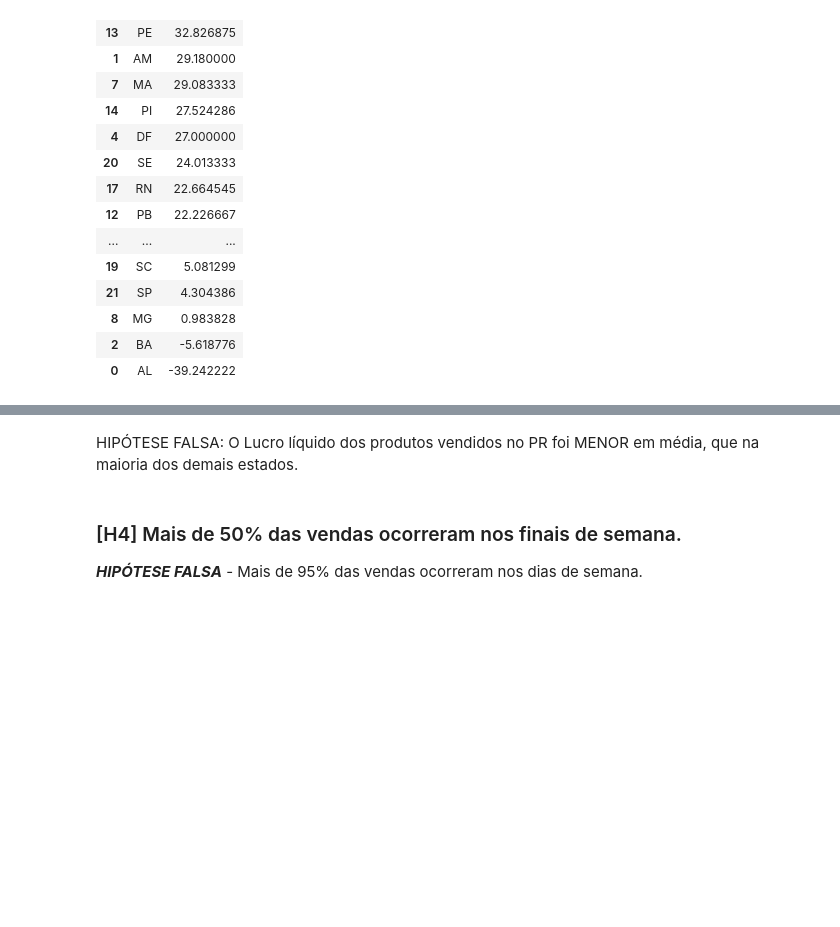
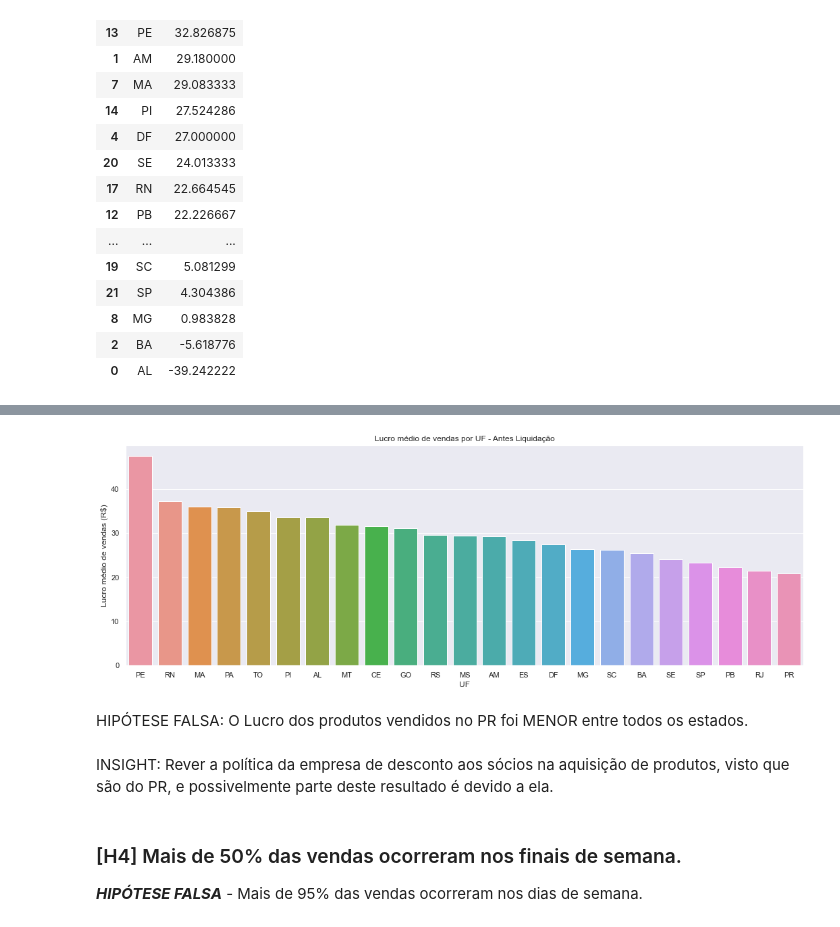
Before and after one commit to nortonvanz/Mahalo-Ecommerce-EDA, a Jupyter notebook: notebooks/1.0-nmv-data-exploration.ipynb, the cells around one changed output, grey strips where cells are left out. Cells and saved outputs as stored; diff of their text form; code cells hidden in the pictures; blank space fills up the shorter version.

Commit message:
changes on Insights and formatting

```diff
--- a/notebooks/1.0-nmv-data-exploration.ipynb
+++ b/notebooks/1.0-nmv-data-exploration.ipynb
@@ -2284,0 +2305,3 @@ h3_bar.set_xlabel('UF');
+# %%
+df_h3_bs = df4_bef_sale[['uf', 'lucro_venda']].groupby('uf').mean().reset_index().sort_values('lucro_venda', ascending=False)
+df_h3_bs
@@ -2285,5 +2326,15 @@ h3_bar.set_xlabel('UF');
+# %%
+plt.rcParams["figure.figsize"] = (18, 6)
+h3_bar_bs = sns.barplot (x='uf', y='lucro_venda', data=df_h3_bs);
+h3_bar_bs.set_title('Lucro médio de vendas por UF - Antes Liquidação');
+h3_bar_bs.set_ylabel('Lucro médio de vendas (R$)');
+h3_bar_bs.set_xlabel('UF');
+# %% [output]
+[figure, added]
 # %% [markdown]
-HIPÓTESE FALSA: O Lucro líquido dos produtos vendidos no PR foi MENOR em média, que na maioria dos demais estados.
+HIPÓTESE FALSA: O Lucro dos produtos vendidos no PR foi MENOR entre todos os estados.
+# %% [markdown]
+INSIGHT: Rever a política da empresa de desconto aos sócios na aquisição de produtos, visto que são do PR, e possivelmente parte deste resultado é devido a ela.
 # %% [markdown]
 ### [H4] Mais de 50% das vendas ocorreram nos finais de semana.
 ***HIPÓTESE FALSA*** - Mais de 95% das vendas ocorreram nos dias de semana.
```
Also changed, not shown: parts of 35 cells of this notebook.
